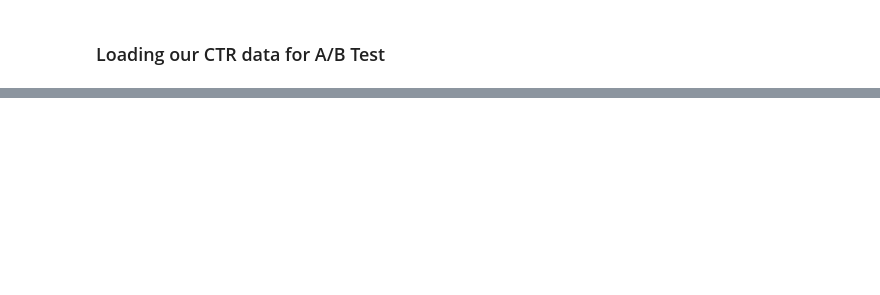
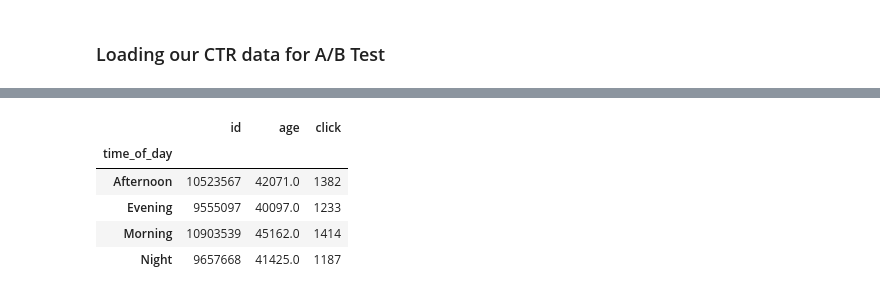
Before and after one commit to gpaet05/ad-click-prediction, a Jupyter notebook: ad_click_AB_testing.ipynb, the cells around one changed output, grey strips where cells are left out. Cells and saved outputs as stored; diff of their text form; code cells hidden in the pictures; blank space fills up the shorter version.

```diff
--- a/ad_click_AB_testing.ipynb
+++ b/ad_click_AB_testing.ipynb
@@ -31,0 +50,9 @@ df_ab_test.describe()
+# %%
+df_ab_test.groupby("time_of_day").sum("click")
+# %% [output]
+|  | id | age | click |
+| time_of_day |  |  |  |
+| Afternoon | 10523567 | 42071.0 | 1382 |
+| Evening | 9555097 | 40097.0 | 1233 |
+| Morning | 10903539 | 45162.0 | 1414 |
+| Night | 9657668 | 41425.0 | 1187 |
```
Also changed, not shown: parts of 10 cells of this notebook.
